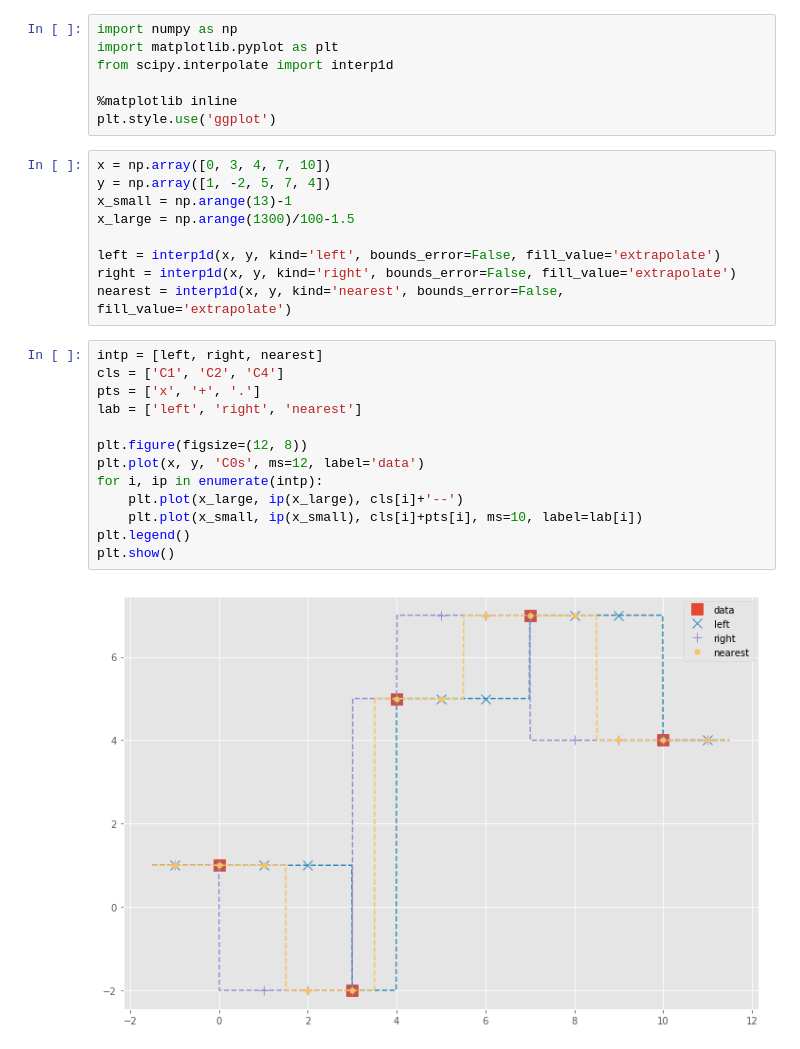
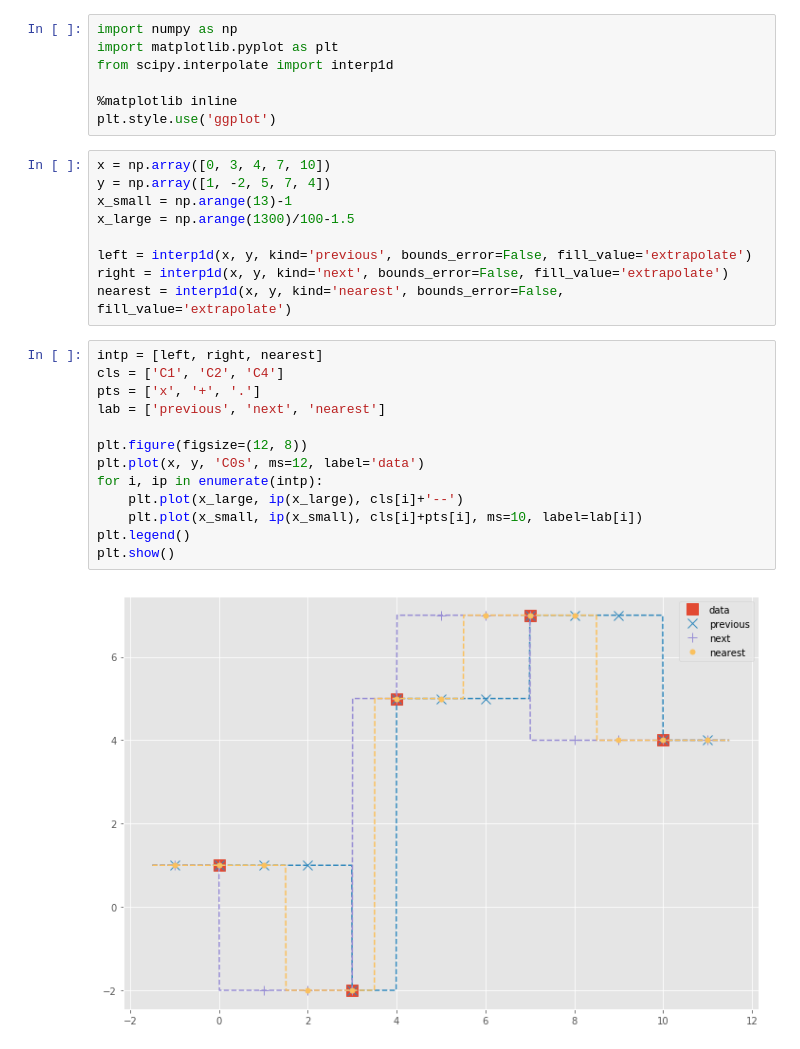
Before and after one commit to prisae/tmp-share, a Jupyter notebook: interp1d-left-right.ipynb, the cells around one changed output. Drawn from its saved outputs; the diff is of its cells as text.

```diff
--- a/interp1d-left-right.ipynb
+++ b/interp1d-left-right.ipynb
@@ -13,21 +13,21 @@ y = np.array([1, -2, 5, 7, 4])
 x_small = np.arange(13)-1
 x_large = np.arange(1300)/100-1.5
 
-left = interp1d(x, y, kind='left', bounds_error=False, fill_value='extrapolate')
-right = interp1d(x, y, kind='right', bounds_error=False, fill_value='extrapolate')
+left = interp1d(x, y, kind='previous', bounds_error=False, fill_value='extrapolate')
+right = interp1d(x, y, kind='next', bounds_error=False, fill_value='extrapolate')
 nearest = interp1d(x, y, kind='nearest', bounds_error=False, fill_value='extrapolate')
 # %%
 intp = [left, right, nearest]
 cls = ['C1', 'C2', 'C4']
 pts = ['x', '+', '.']
-lab = ['left', 'right', 'nearest']
+lab = ['previous', 'next', 'nearest']
 
 plt.figure(figsize=(12, 8))
 plt.plot(x, y, 'C0s', ms=12, label='data')
 for i, ip in enumerate(intp):
     plt.plot(x_large, ip(x_large), cls[i]+'--')
     plt.plot(x_small, ip(x_small), cls[i]+pts[i], ms=10, label=lab[i])
 plt.legend()
 plt.show()
 # %% [output]
-[figure, old version]
+[figure, new version]
```
Also changed, not shown: 1 other file.
